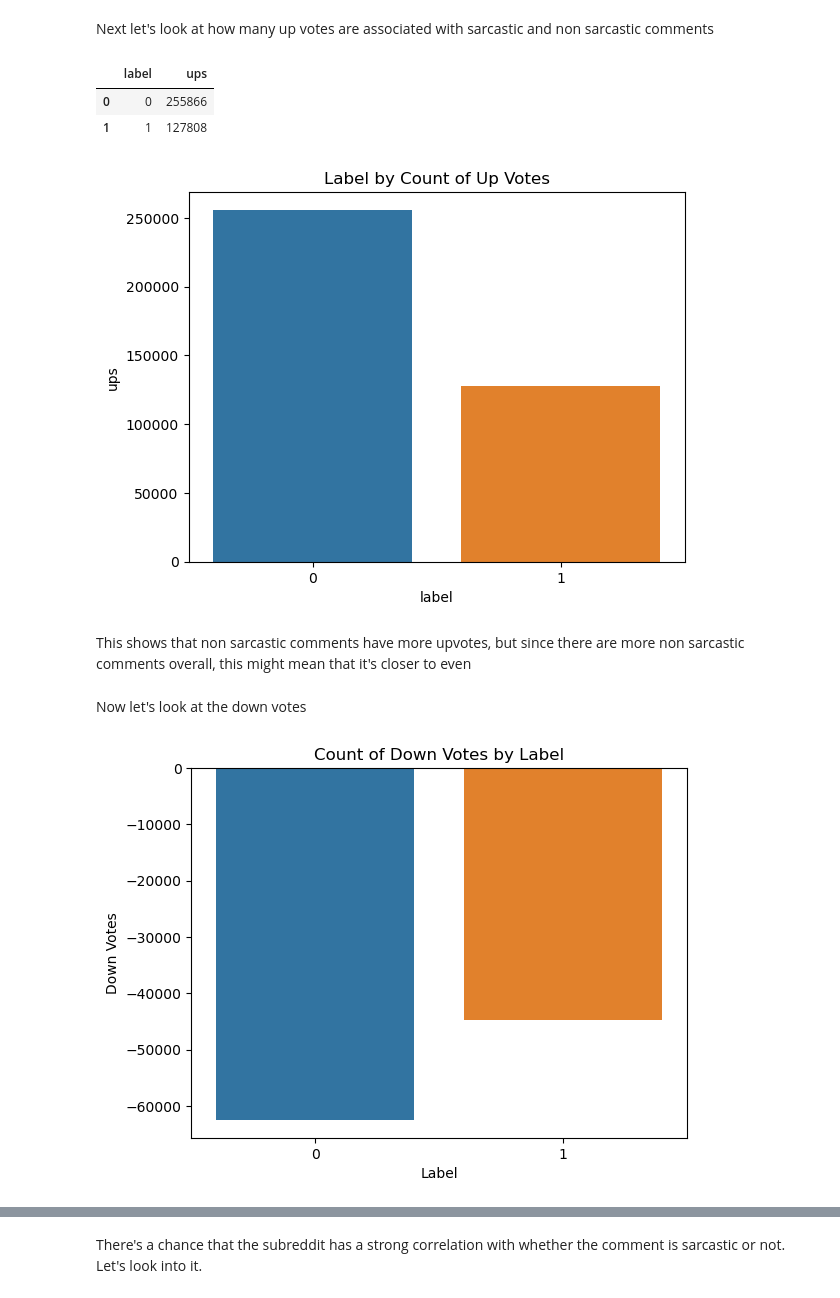
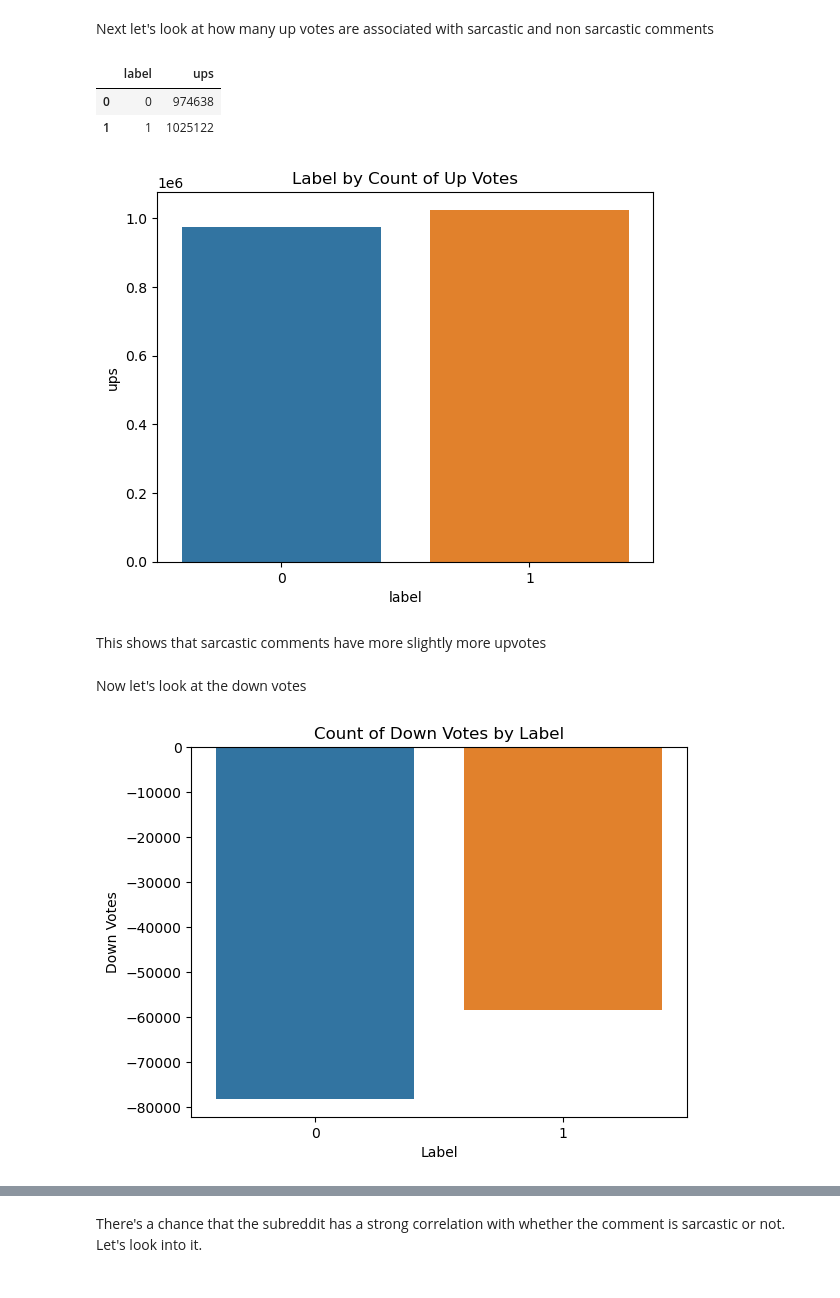
Before and after one commit to Loki-Data/Capstone-Project, a Jupyter notebook: Capstone_1.ipynb, the cells around one changed output, grey strips where cells are left out. Saved outputs shown, nothing was run; the diff lists cells and outputs as text; code cells hidden in the pictures.

```diff
--- a/Capstone_1.ipynb
+++ b/Capstone_1.ipynb
@@ -230 +239,3 @@ Immediately what stands out is that score has a 75% value of 4, yet a max of 907
+# %%
+df_2 = df[(df['score'] > -20) & (df['score']<20)]
 # %%
@@ -255,8 +266,8 @@ Now our dataframe has a bit larger percent of non sarcastic comments rather than
 # %% [markdown]
 Let's recheck our year over year change with our new dataframe and this time plot it
 # %%
-percentile_75['year'] = percentile_75['date'].dt.year
-label_per_year = percentile_75.groupby(['year', 'label']).size().reset_index(name='count')
+df_2['year'] = df_2['date'].dt.year
+label_per_year = df_2.groupby(['year', 'label']).size().reset_index(name='count')
 label_per_year
 # %% [output]
 A value is trying to be set on a copy of a slice from a DataFrame.
@@ -323,33 +329,33 @@ Some are sarcastic while most are not. Interesting that just numeric answers can
 # %% [markdown]
 Next let's look at how many up votes are associated with sarcastic and non sarcastic comments
 # %%
-percentile_75.groupby('label')['ups'].sum().reset_index()
+df_2.groupby('label')['ups'].sum().reset_index()
 # %% [output]
 |  | label | ups |
-| 0 | 0 | 255866 |
-| 1 | 1 | 127808 |
+| 0 | 0 | 974638 |
+| 1 | 1 | 1025122 |
 # %%
-label_by_ups_2 = percentile_75.groupby('label')['ups'].sum().reset_index()
+label_by_ups = df_2.groupby('label')['ups'].sum().reset_index()
 
-sns.barplot(x='label', y='ups', data=label_by_ups_2)
+sns.barplot(x='label', y='ups', data=label_by_ups)
 plt.xlabel('label')
 plt.ylabel('ups')
 plt.title('Label by Count of Up Votes')
 plt.show()
 # %% [output]
-[figure, old version]
+[figure, new version]
 # %% [markdown]
-This shows that non sarcastic comments have more upvotes, but since there are more non sarcastic comments overall, this might mean that it's closer to even
+This shows that  sarcastic comments have more slightly more upvotes
 # %% [markdown]
 Now let's look at the down votes
 # %%
-label_by_downs_2 = percentile_75.groupby('label')['downs'].sum().reset_index()
+label_by_downs = df_2.groupby('label')['downs'].sum().reset_index()
 
-sns.barplot(x='label', y='downs', data=label_by_downs_2)
+sns.barplot(x='label', y='downs', data=label_by_downs)
 plt.xlabel('Label')
 plt.ylabel('Down Votes')
 plt.title("Count of Down Votes by Label")
 plt.show()
 # %% [output]
-[figure, old version]
+[figure, new version]
 # %% [markdown]
```
Also changed, not shown: parts of 32 cells of this notebook, 2 other files.
